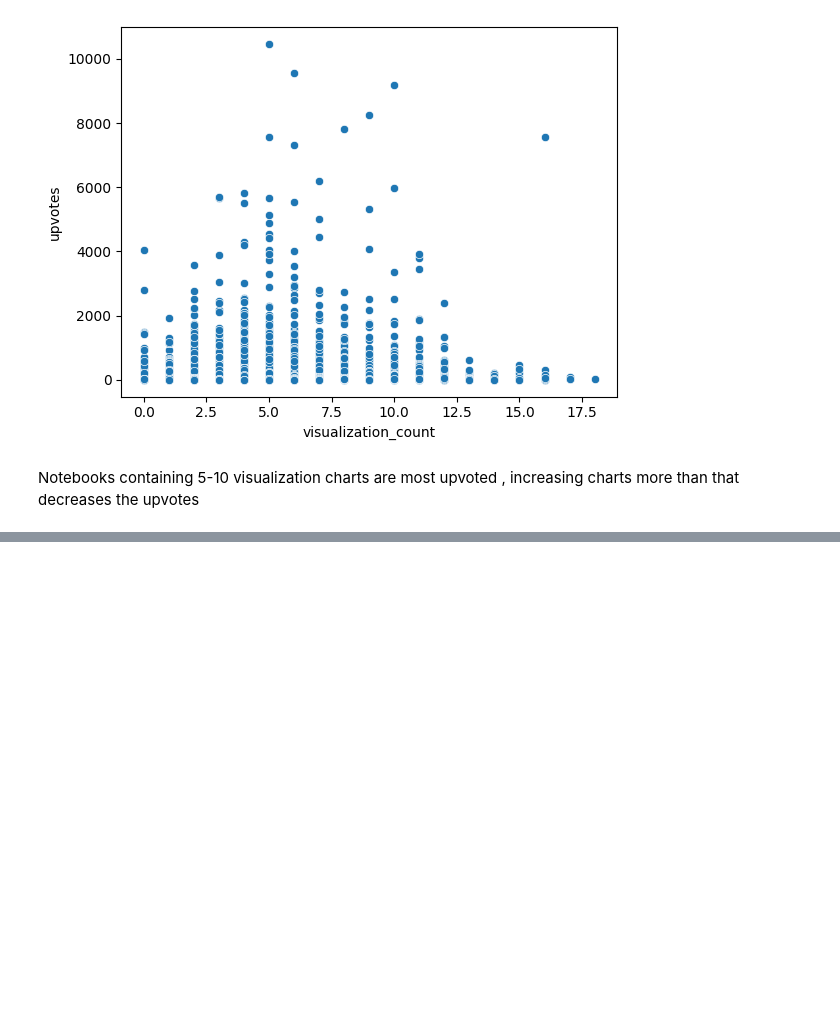
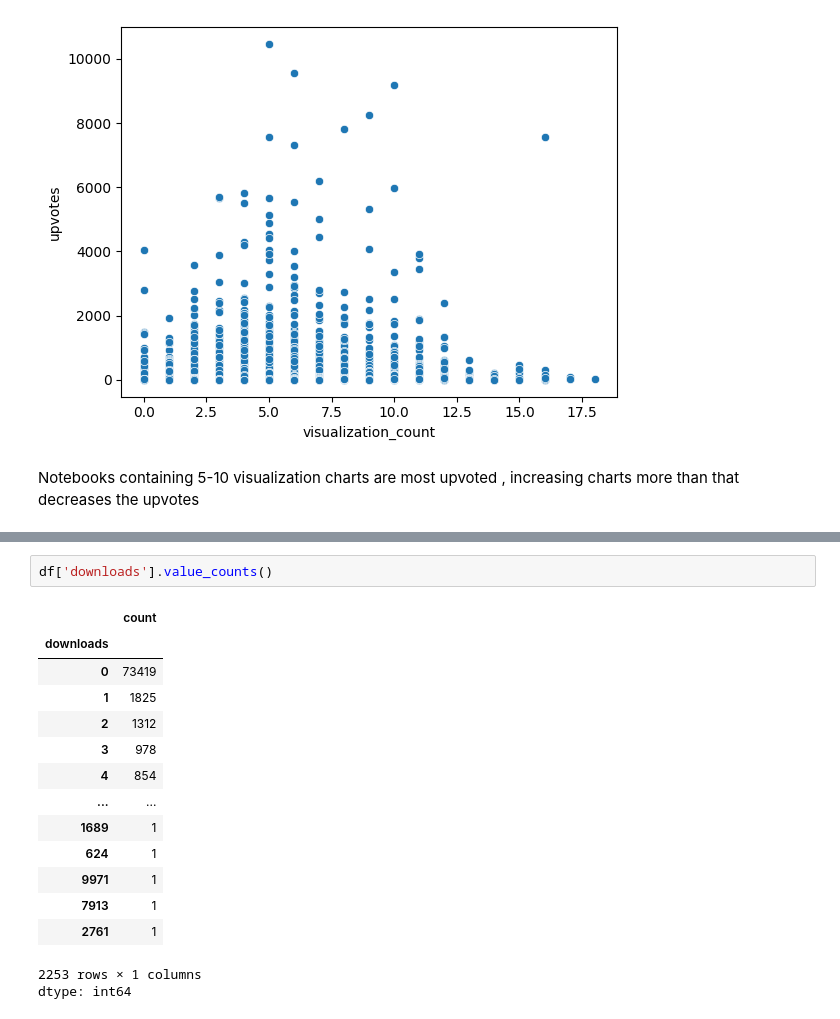
Before and after one commit to Deveshrai02/EDA_Feature_Engineering_Learning, a Jupyter notebook: Kaggle_Dataset_EDA_and_Prediction.ipynb, the cells around one changed output, grey strips where cells are left out. Saved outputs shown, nothing was run; the diff lists cells and outputs as text; blank space fills up the shorter version.

```diff
--- a/Kaggle_Dataset_EDA_and_Prediction.ipynb
+++ b/Kaggle_Dataset_EDA_and_Prediction.ipynb
@@ -767,0 +959,18 @@ Notebooks containing 5-10 visualization charts are most upvoted , increasing cha
+# %%
+df['downloads'].value_counts()
+# %% [output]
+|  | count |
+| downloads |  |
+| 0 | 73419 |
+| 1 | 1825 |
+| 2 | 1312 |
+| 3 | 978 |
+| 4 | 854 |
+| ... | ... |
+| 1689 | 1 |
+| 624 | 1 |
+| 9971 | 1 |
+| 7913 | 1 |
+| 2761 | 1 |
+2253 rows × 1 columns
+dtype: int64
```
Also changed, not shown: parts of 66 cells of this notebook.
